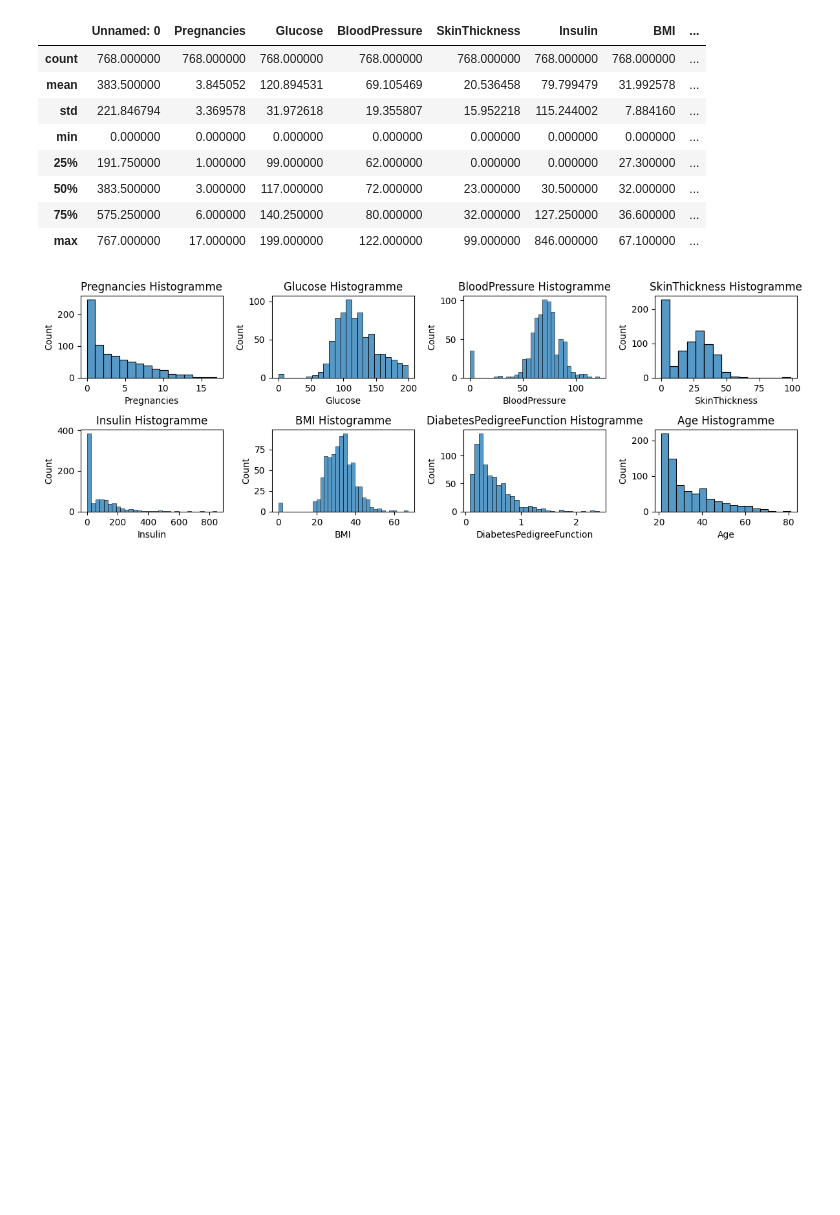
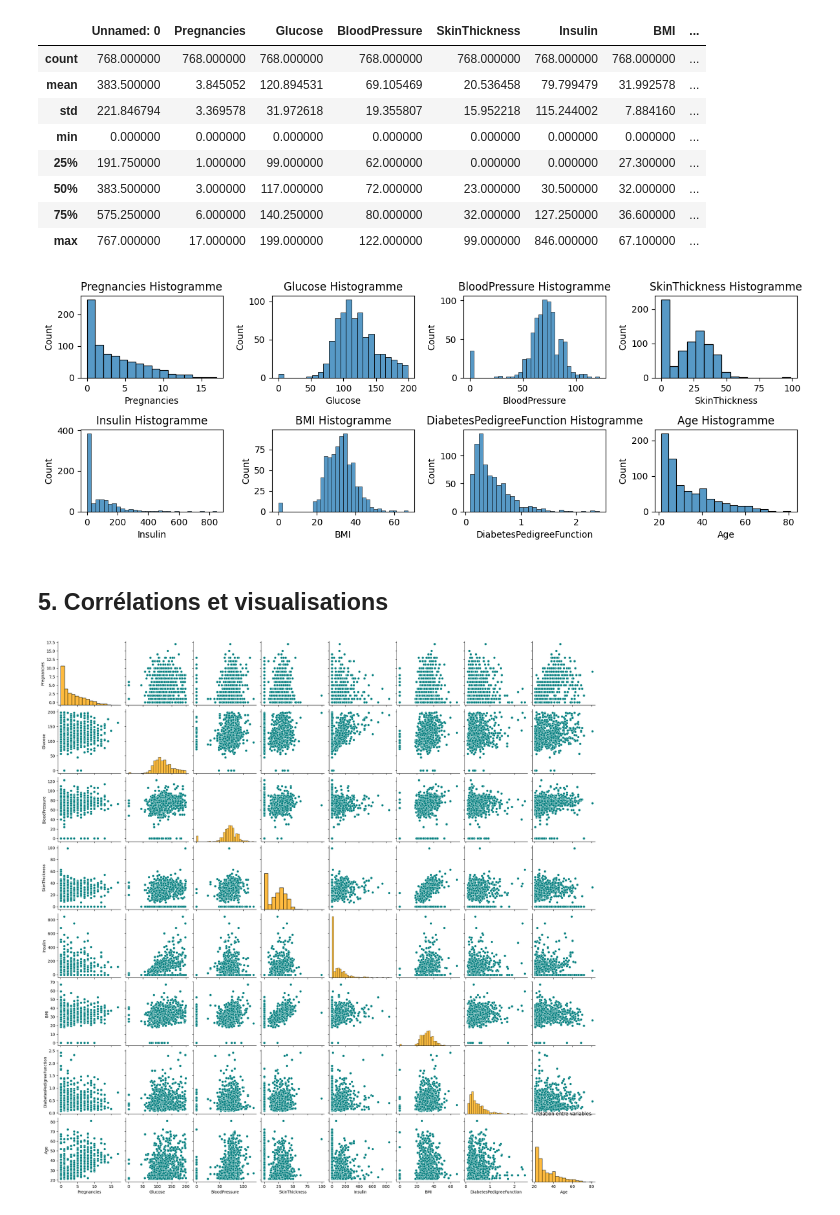
Before and after one commit to bouchta65/DiabetesTrackAI, a Jupyter notebook: src/app.ipynb, the cells around one changed output. Saved outputs shown, nothing was run; the diff lists cells and outputs as text; code cells hidden in the pictures; blank space fills up the shorter version.

Commit message:
Visualisation des relations et des corrélations entre variables avec pairplot et heatmap

```diff
--- a/src/app.ipynb
+++ b/src/app.ipynb
@@ -97,3 +97,12 @@ mpt.tight_layout()
 mpt.show()
 # %% [output]
 [figure]
+# %% [markdown]
+## 5. Corrélations et visualisations
+# %%
+## Pairplot
+sbn.pairplot(content[cols],plot_kws={'color':'teal'},diag_kws={'color':'orange'})
+mpt.title("relation entre variables")
+mpt.show()
+# %% [output]
+[figure, added]
```
Also changed, not shown: parts of 1 cell of this notebook.
